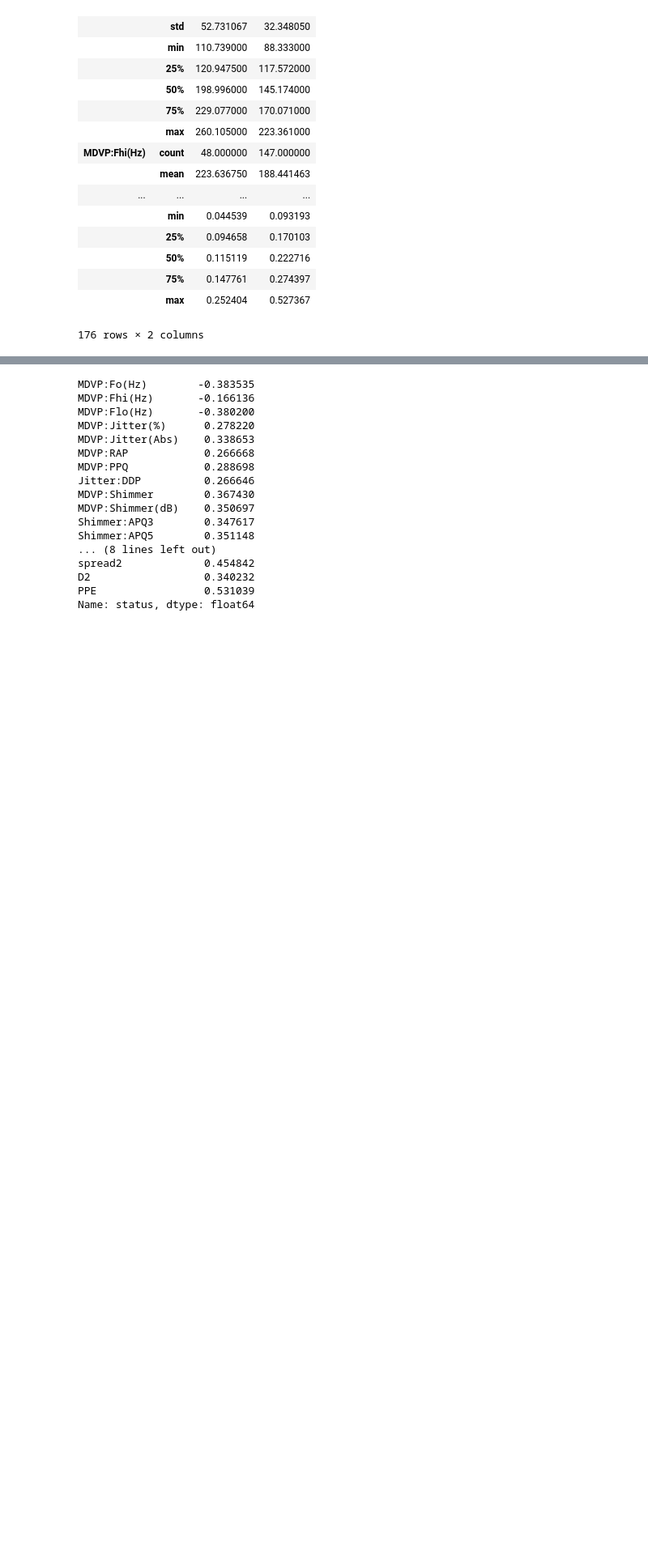
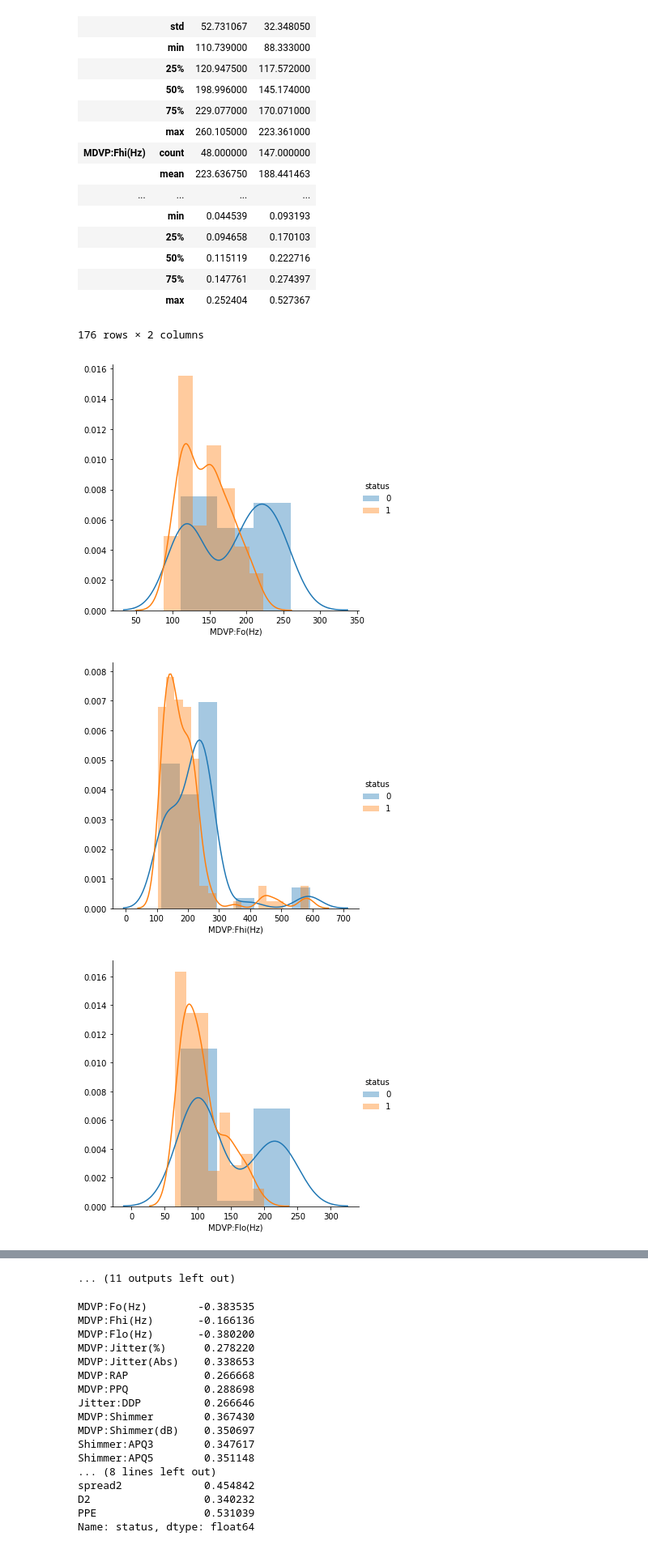
Before and after one commit to GreatLearningAIML1/aiml-ml-hyd-apr-19-batch-santosh6885, a Jupyter notebook: Ensemble_techniques_R4_P1_parkinsonsDiseaseAnalysis.ipynb, the cells around one changed output, grey strips where cells are left out. Shown at 81% size. Drawn from its saved outputs; the diff is of its cells as text; code cells hidden in the pictures; blank space fills up the shorter version.

```diff
--- a/Ensemble_techniques_R4_P1_parkinsonsDiseaseAnalysis.ipynb
+++ b/Ensemble_techniques_R4_P1_parkinsonsDiseaseAnalysis.ipynb
@@ -142,3 +142,12 @@ df_parkinsons.groupby('status').describe().T
 |  | 75% | 0.147761 | 0.274397 |
 |  | max | 0.252404 | 0.527367 |
 176 rows × 2 columns
+# %%
+for column in df_parkinsons.columns:
+    sns.FacetGrid(df_parkinsons, hue = 'status', size = 5).map(sns.distplot,column).add_legend()
+# The univariate analysis shows there are tails(outliers) for MDVP:Fhi(Hz), MDVP:Jitter(%),MDVP:Fhi(Abs),MDVP:RAP, MDVP:PPQ,MDVP:DDP, MDVP: shimmer
+# Also there are clusters (Gussians) in few of the independent variables
+# %% [output]
+[figure, added]
+[figure, added]
+[figure, added]
@@ -145,3 +163,4 @@ df_parkinsons.groupby('status').describe().T
+... (11 outputs left out)
 # %%
 df_parkinsons.corr().status
 
```
Also changed, not shown: parts of 2 cells of this notebook.
